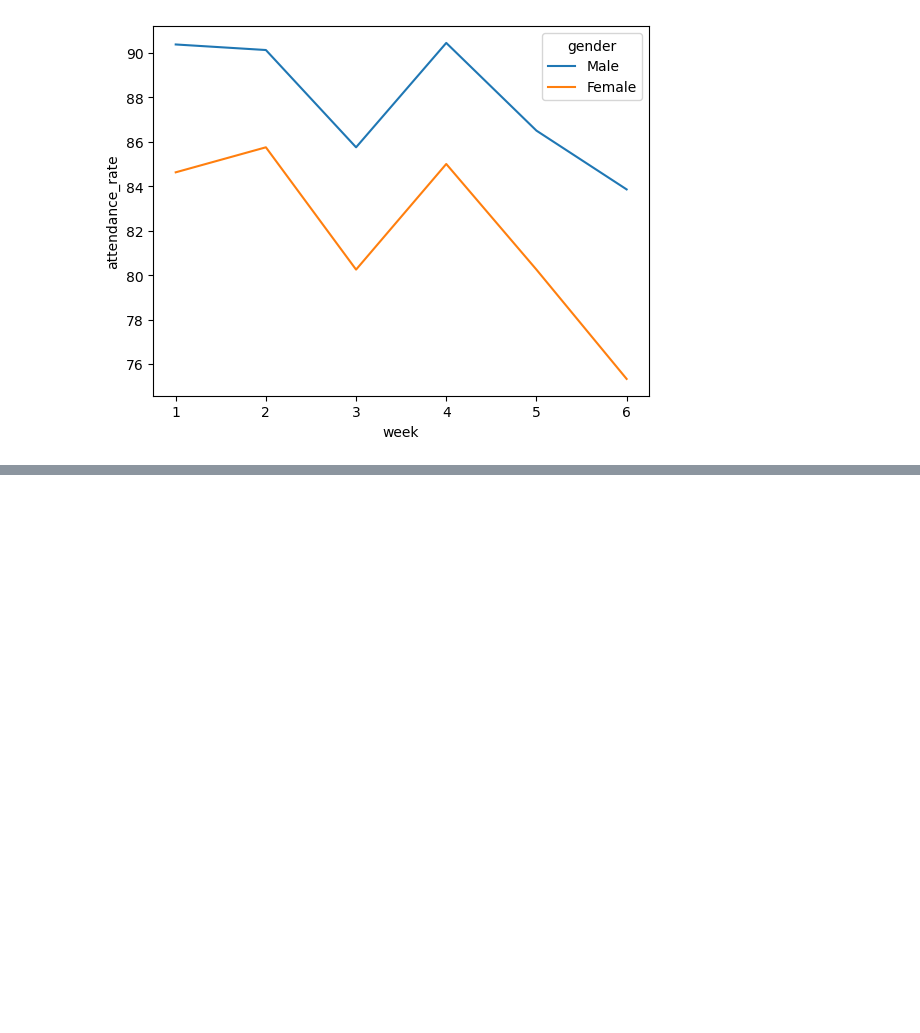
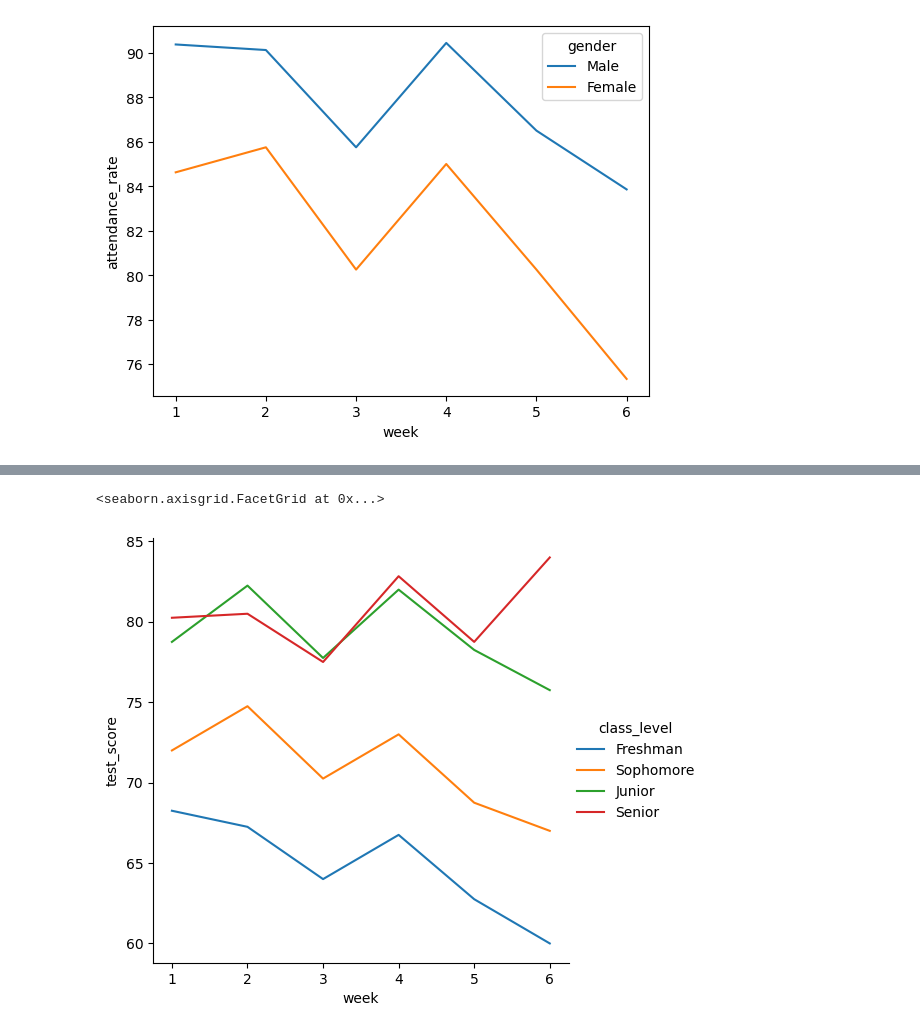
Before and after one commit to arman-hossain45/Phitrom_AI-ML, a Jupyter notebook: allModulePractice.ipynb, the cells around one changed output, grey strips where cells are left out. Cells and saved outputs as stored; diff of their text form; code cells hidden in the pictures; blank space fills up the shorter version.

```diff
--- a/allModulePractice.ipynb
+++ b/allModulePractice.ipynb
@@ -3296,0 +3309,6 @@ sns.lineplot(data=df,x='week',y='attendance_rate',errorbar=None,hue='gender')
+# %%
+#hue use kori amra  dekte pari je x axis and y axis ar perspective a line hue ar object ta kmn hobe
+sns.relplot(kind='line',data=df,x='week',y='test_score',errorbar=None,hue='class_level')
+# %% [output]
+<seaborn.axisgrid.FacetGrid at 0x...>
+[figure, added]
```
Also changed, not shown: parts of 14 cells of this notebook.
